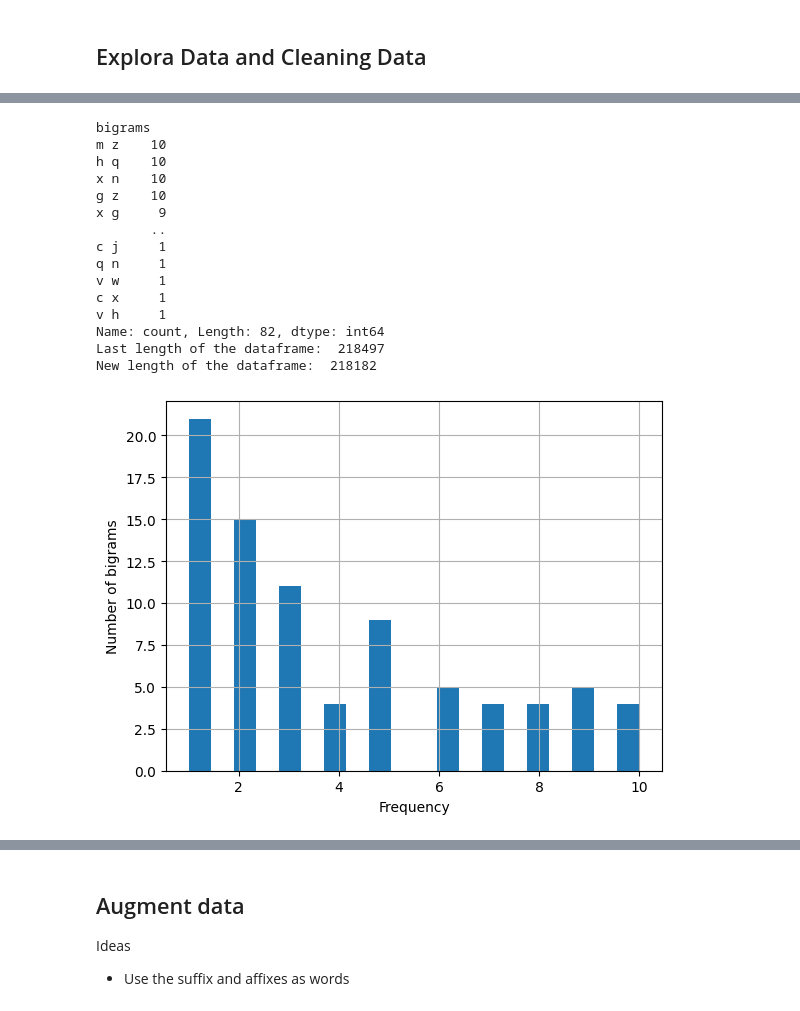
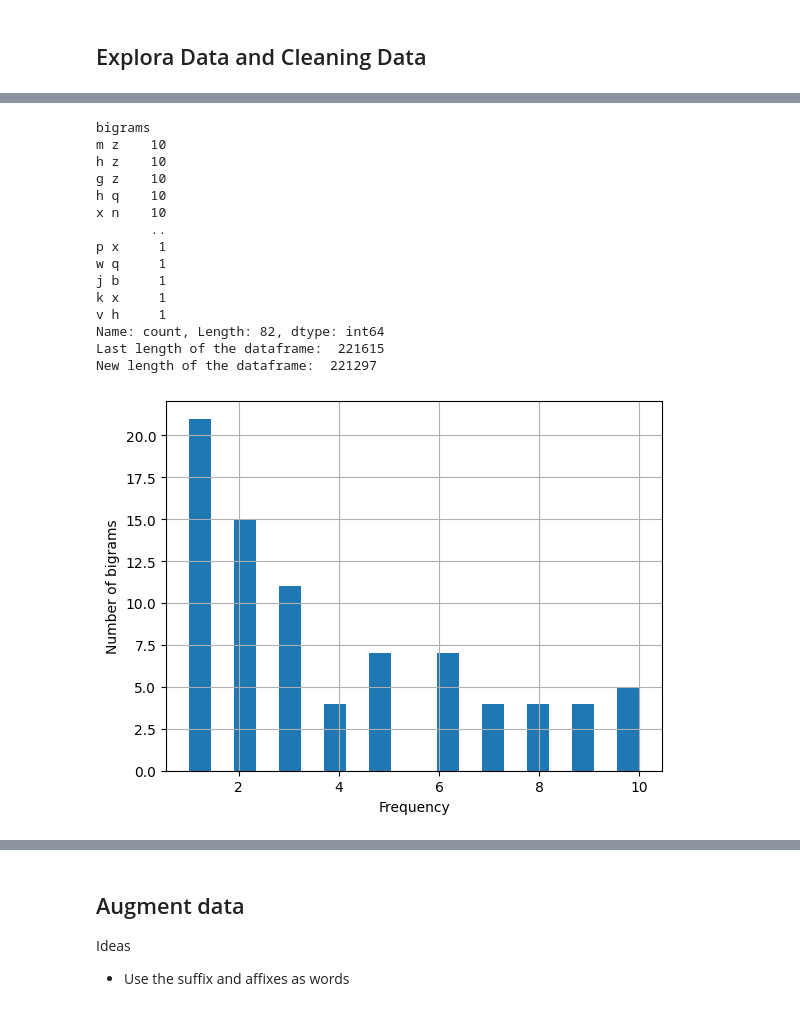
Before and after one commit to ZosoV/pretrained_rl_hangman, a Jupyter notebook: sandbox.ipynb, the cells around one changed output, grey strips where cells are left out. Drawn from its saved outputs; the diff is of its cells as text; code cells hidden in the pictures.

Commit message:
Setting last experiment

```diff
--- a/sandbox.ipynb
+++ b/sandbox.ipynb
@@ -36,8 +36,8 @@ mean_length = df['length'].mean()
 std_length = df['length'].std()
 
 # Calculate what is the lowest and highest length to 3 standard deviations from the mean
-lowest_length = mean_length - 2*std_length
-highest_length = mean_length + 2*std_length
+lowest_length = mean_length - 3*std_length
+highest_length = mean_length + 3*std_length
 
 # Print the results
 print('Mean length of the words: ', mean_length)
@@ -49,7 +49,7 @@ print('Highest length to 3 standard deviations from the mean: ', highest_length)
 # The lowest is 3.389 and highest is 15.310
 # I can choose filter length from 3 to 15
 # Filter out words with length less than 3 and more than 15
-df1 = df[(df['length'] >= 3) & (df['length'] <= 15)]
+df1 = df[(df['length'] >= 3) & (df['length'] <= 16)]
 
 # Print length change
 print('Current length of the dataframe: ', len(df))
@@ -169,43 +169,43 @@ import matplotlib.pyplot as plt
 threshold = 10
 invalid_bigrams = bigrams[bigrams <= threshold]
 
 # Hand cased invalid bigrams
-invalid_bigrams = invalid_bigrams.append(pd.Series(['aa', 'ii', 'uu', 'xz']))
+# invalid_bigrams = invalid_bigrams.append(pd.Series(['aa', 'ii', 'uu', 'xz']))
 
 # Display trigrams with frequency less than 10
 print(invalid_bigrams)
 
 invalid_bigrams.hist(bins=20)
 plt.xlabel('Frequency')
 plt.ylabel('Number of bigrams')
 
 # Filter out invalid bigrams
 df['invalid_bigrams'] = df['bigrams'].apply(lambda x: any([bigram in invalid_bigrams for bigram in x]))
 df1 = df[df['invalid_bigrams'] == False]
 
 
 # Print last length of the dataframe and new length of the dataframe
 print('Last length of the dataframe: ', len(df))
 print('New length of the dataframe: ', len(df1))
 
 df = df1
 # %% [output]
 bigrams
 m z    10
+h z    10
+g z    10
 h q    10
 x n    10
-g z    10
-x g     9
        ..
-c j     1
-q n     1
-v w     1
-c x     1
+p x     1
+w q     1
+j b     1
+k x     1
 v h     1
 Name: count, Length: 82, dtype: int64
-Last length of the dataframe:  218497
-New length of the dataframe:  218182
+Last length of the dataframe:  221615
+New length of the dataframe:  221297
-[figure, old version]
+[figure, new version]
 # %%
 threshold = 10
 invalid_trigrams = trigrams[trigrams <= threshold]
```
Also changed, not shown: parts of 25 cells of this notebook, 35 other files.
